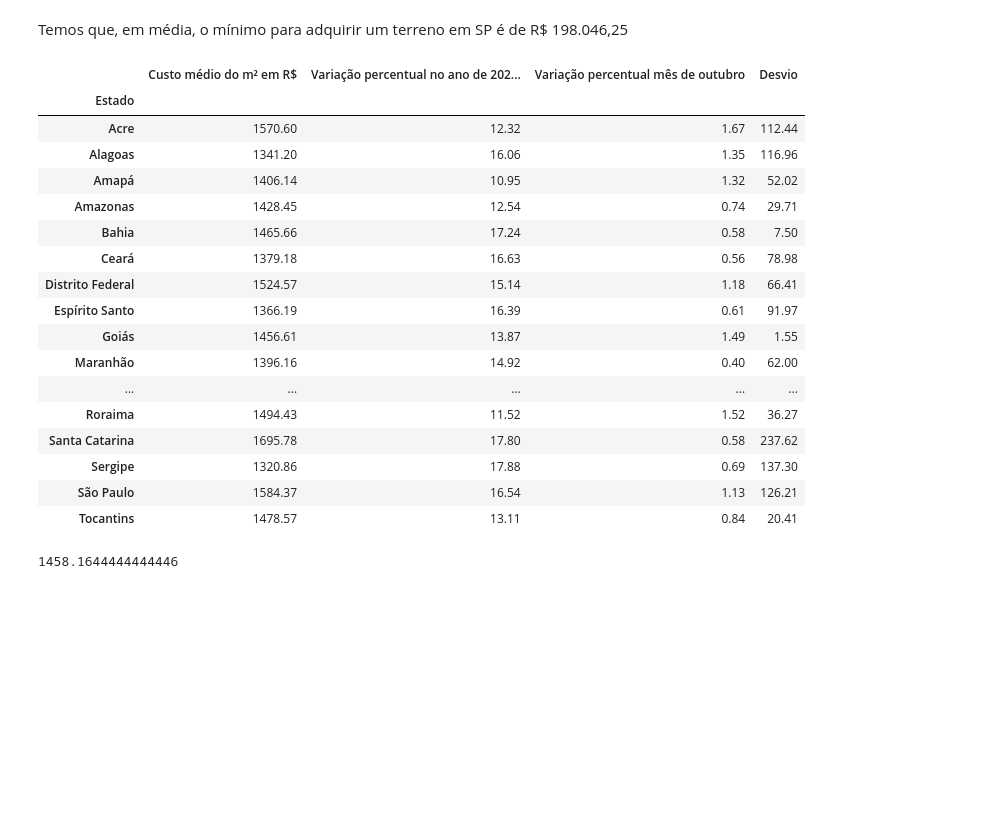
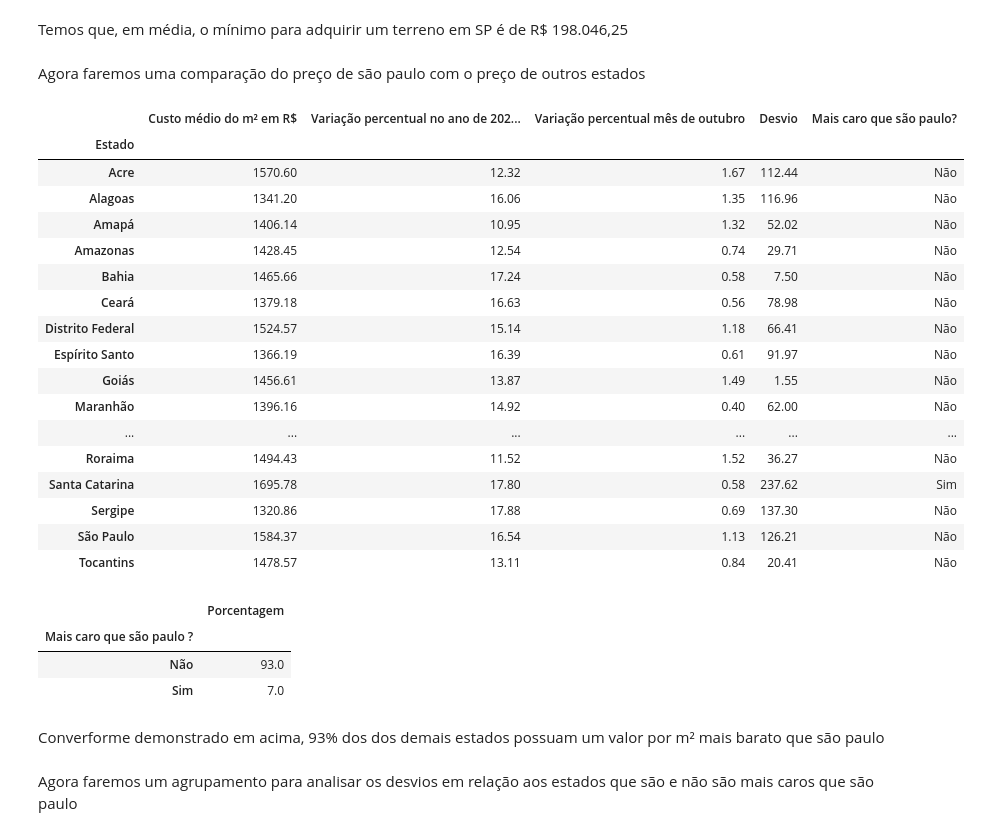
Before and after one commit to Wolfgang-Amadeus-Mozart/Projeto-Ciencia-de-Dados, a Jupyter notebook: Estudo do custo médio do metro quadrado por região no Brasil.ipynb, the cells around one changed output. Cells and saved outputs as stored; diff of their text form; code cells hidden in the pictures; blank space fills up the shorter version.

```diff
--- a/Estudo do custo médio do metro quadrado por região no Brasil.ipynb
+++ b/Estudo do custo médio do metro quadrado por região no Brasil.ipynb
@@ -309,28 +309,50 @@ A área mínima de um Lote em SP é de 125m²
 Considerando que em média o m² em SP é de R\$ 1.584,37
 # %% [markdown]
 Temos que, em média, o mínimo para adquirir um terreno em SP é de R$ 198.046,25
+# %% [markdown]
+Agora faremos uma comparação do preço de são paulo com o preço de outros estados
+# %%
+dados  = []
+for item in df['Custo médio do m² em R$']:
+            if item > 1584.37:
+                dados.append('Sim')
+            else:
+                dados.append('Não')
 # %%
+df['Mais caro que são paulo?'] = dados
 df
 # %% [output]
-|  | Custo médio do m² em R$ | Variação percentual no ano de 202... | Variação percentual mês de outubro | Desvio |
-| Estado |  |  |  |  |
-| Acre | 1570.60 | 12.32 | 1.67 | 112.44 |
-| Alagoas | 1341.20 | 16.06 | 1.35 | 116.96 |
-| Amapá | 1406.14 | 10.95 | 1.32 | 52.02 |
-| Amazonas | 1428.45 | 12.54 | 0.74 | 29.71 |
-| Bahia | 1465.66 | 17.24 | 0.58 | 7.50 |
-| Ceará | 1379.18 | 16.63 | 0.56 | 78.98 |
-| Distrito Federal | 1524.57 | 15.14 | 1.18 | 66.41 |
-| Espírito Santo | 1366.19 | 16.39 | 0.61 | 91.97 |
-| Goiás | 1456.61 | 13.87 | 1.49 | 1.55 |
-| Maranhão | 1396.16 | 14.92 | 0.40 | 62.00 |
-| ... | ... | ... | ... | ... |
-| Roraima | 1494.43 | 11.52 | 1.52 | 36.27 |
-| Santa Catarina | 1695.78 | 17.80 | 0.58 | 237.62 |
-| Sergipe | 1320.86 | 17.88 | 0.69 | 137.30 |
-| São Paulo | 1584.37 | 16.54 | 1.13 | 126.21 |
-| Tocantins | 1478.57 | 13.11 | 0.84 | 20.41 |
+|  | Custo médio do m² em R$ | Variação percentual no ano de 202... | Variação percentual mês de outubro | Desvio | Mais caro que são paulo? |
+| Estado |  |  |  |  |  |
+| Acre | 1570.60 | 12.32 | 1.67 | 112.44 | Não |
+| Alagoas | 1341.20 | 16.06 | 1.35 | 116.96 | Não |
+| Amapá | 1406.14 | 10.95 | 1.32 | 52.02 | Não |
+| Amazonas | 1428.45 | 12.54 | 0.74 | 29.71 | Não |
+| Bahia | 1465.66 | 17.24 | 0.58 | 7.50 | Não |
+| Ceará | 1379.18 | 16.63 | 0.56 | 78.98 | Não |
+| Distrito Federal | 1524.57 | 15.14 | 1.18 | 66.41 | Não |
+| Espírito Santo | 1366.19 | 16.39 | 0.61 | 91.97 | Não |
+| Goiás | 1456.61 | 13.87 | 1.49 | 1.55 | Não |
+| Maranhão | 1396.16 | 14.92 | 0.40 | 62.00 | Não |
+| ... | ... | ... | ... | ... | ... |
+| Roraima | 1494.43 | 11.52 | 1.52 | 36.27 | Não |
+| Santa Catarina | 1695.78 | 17.80 | 0.58 | 237.62 | Sim |
+| Sergipe | 1320.86 | 17.88 | 0.69 | 137.30 | Não |
+| São Paulo | 1584.37 | 16.54 | 1.13 | 126.21 | Não |
+| Tocantins | 1478.57 | 13.11 | 0.84 | 20.41 | Não |
-# %%
-df['Custo médio do m² em R$'].mean()
-# %% [output]
-1458.1644444444446
+# %%
+porcentagem = df['Mais caro que são paulo?'].value_counts(normalize = True).round(2) * 100
+comparacao1 = pd.DataFrame(porcentagem)
+comparacao1['Mais caro que são paulo?'].apply(lambda x: int(x))
+comparacao1.rename(columns = {'Mais caro que são paulo?':'Porcentagem'}, inplace = True)
+comparacao1.index.names = ['Mais caro que são paulo ?']
+comparacao1
+# %% [output]
+|  | Porcentagem |
+| Mais caro que são paulo ? |  |
+| Não | 93.0 |
+| Sim | 7.0 |
+# %% [markdown]
+Converforme demonstrado em acima, 93% dos dos demais estados possuam um valor por m² mais barato que são paulo
+# %% [markdown]
+Agora faremos um agrupamento para analisar os desvios em relação aos estados que são e não são mais caros que são paulo
```
Also changed, not shown: parts of 30 cells of this notebook, 1 other file.
